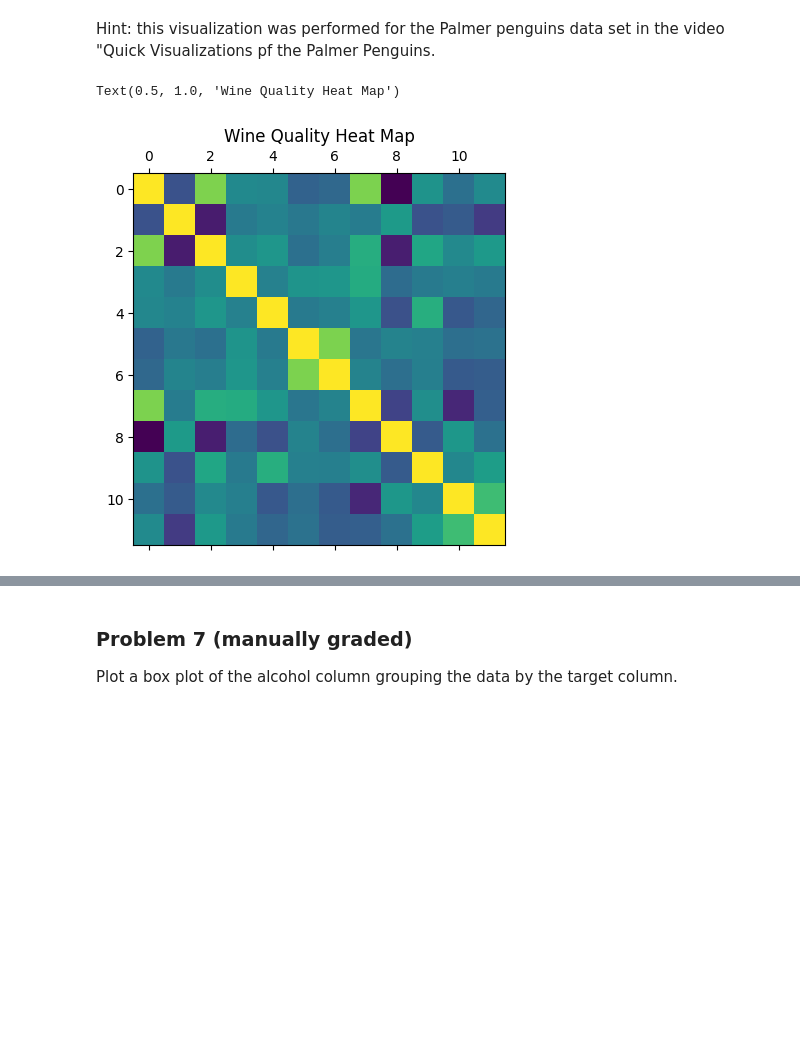
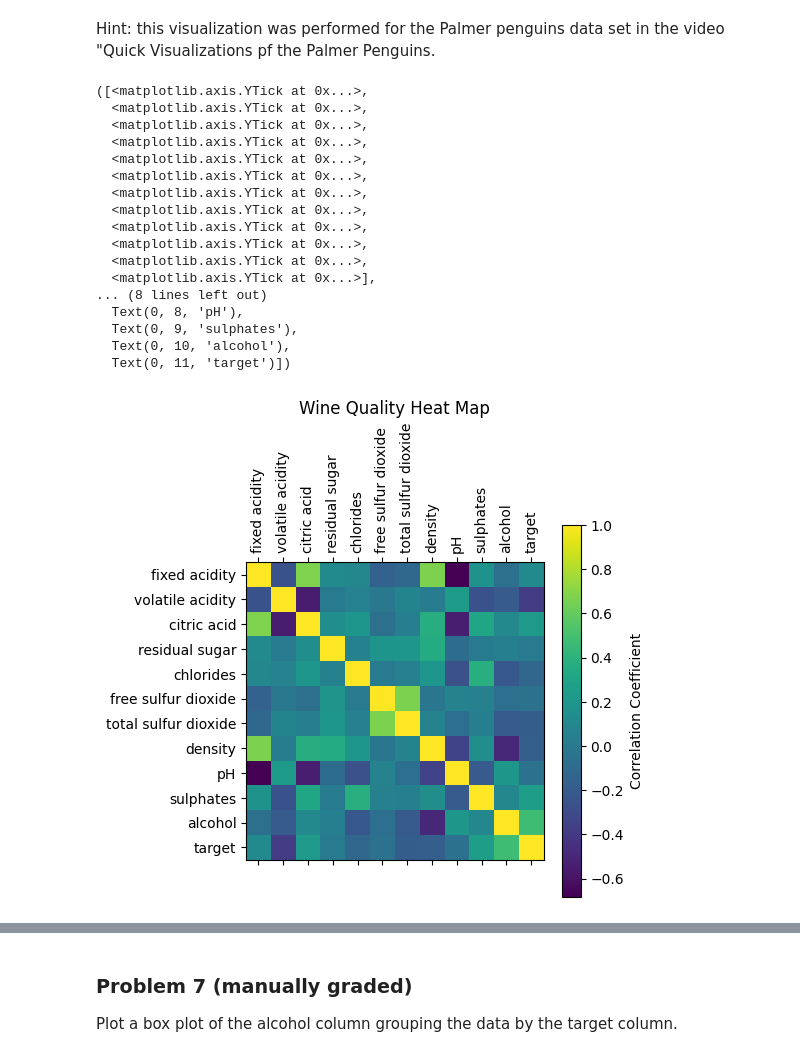
Before and after one commit to beckaa-l/dx602-homework-10, a Jupyter notebook: homework.ipynb, the cells around one changed output, grey strips where cells are left out. Saved outputs shown, nothing was run; the diff lists cells and outputs as text; code cells hidden in the pictures; blank space fills up the shorter version.

```diff
--- a/homework.ipynb
+++ b/homework.ipynb
@@ -135,13 +146,36 @@ Hint: this visualization was performed for the Palmer penguins data set in the v
 # %%
 # YOUR CHANGES HERE
 
 # plot
 plt.matshow(red_wine.corr(numeric_only=True))
 # labels
 plt.title("Wine Quality Heat Map")
+# add color bar
+plt.colorbar(label="Correlation Coefficient")
+
+# add labels to columns
+cols = red_wine.corr(numeric_only=True).columns
+plt.xticks(ticks=np.arange(len(cols)), labels=cols, rotation=90)
+plt.yticks(ticks=np.arange(len(cols)), labels=cols)
 # %% [output]
-Text(0.5, 1.0, 'Wine Quality Heat Map')
+([<matplotlib.axis.YTick at 0x...>,
+  <matplotlib.axis.YTick at 0x...>,
+  <matplotlib.axis.YTick at 0x...>,
+  <matplotlib.axis.YTick at 0x...>,
+  <matplotlib.axis.YTick at 0x...>,
+  <matplotlib.axis.YTick at 0x...>,
+  <matplotlib.axis.YTick at 0x...>,
+  <matplotlib.axis.YTick at 0x...>,
+  <matplotlib.axis.YTick at 0x...>,
+  <matplotlib.axis.YTick at 0x...>,
+  <matplotlib.axis.YTick at 0x...>,
+  <matplotlib.axis.YTick at 0x...>],
+... (8 lines left out)
+  Text(0, 8, 'pH'),
+  Text(0, 9, 'sulphates'),
+  Text(0, 10, 'alcohol'),
+  Text(0, 11, 'target')])
-[figure, old version]
+[figure, new version]
 # %% [markdown]
 <div style="page-break-after: always;"></div>
 # %% [markdown]
```
Also changed, not shown: parts of 12 cells of this notebook.
